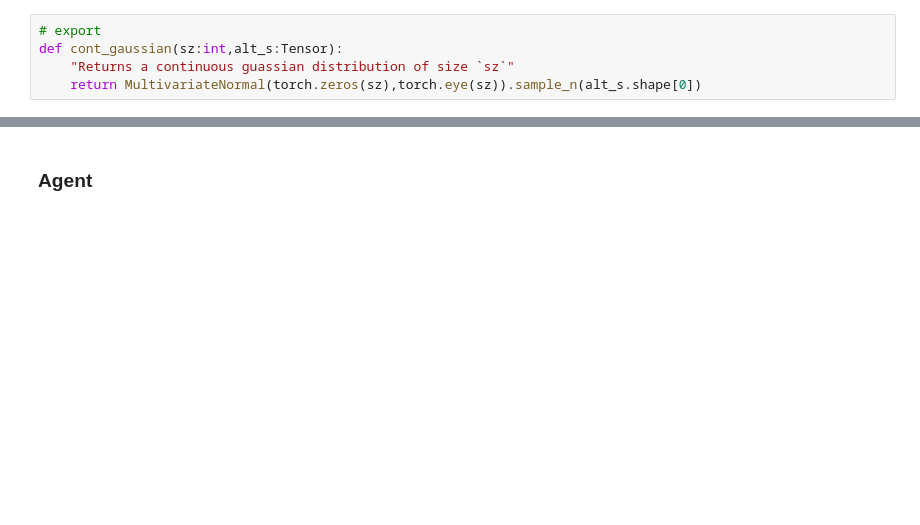
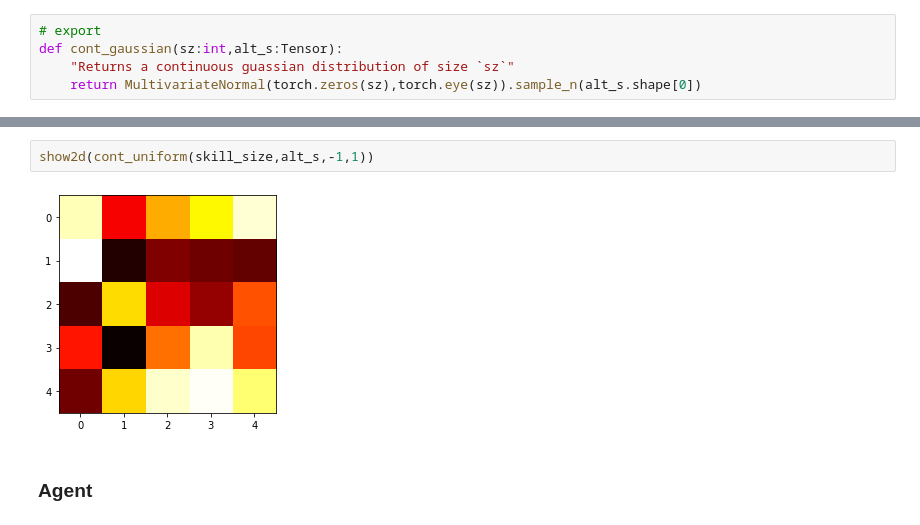
Before and after one commit to josiahls/fast-reinforcement-learning-2, a Jupyter notebook: nbs/14c_actorcritic.dads.ipynb, the cells around one changed output, grey strips where cells are left out. Drawn from its saved outputs; the diff is of its cells as text; blank space fills up the shorter version.

```diff
--- a/nbs/14c_actorcritic.dads.ipynb
+++ b/nbs/14c_actorcritic.dads.ipynb
@@ -594,3 +581,7 @@ def
+# %%
+show2d(cont_uniform(skill_size,alt_s,-1,1))
+# %% [output]
+[figure, added]
 # %% [markdown]
 ### Agent
 # %%
```
Also changed, not shown: parts of 14 cells of this notebook, 3 other files.
